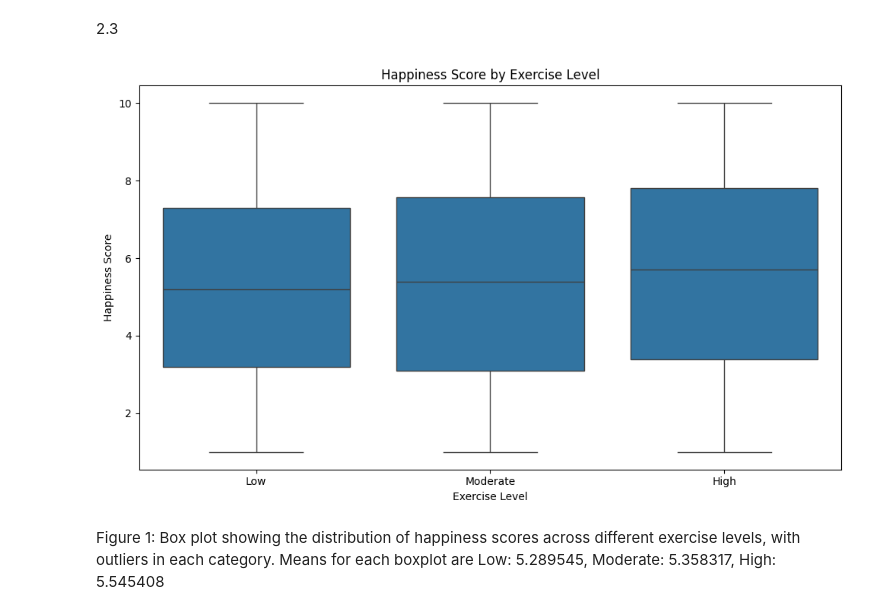
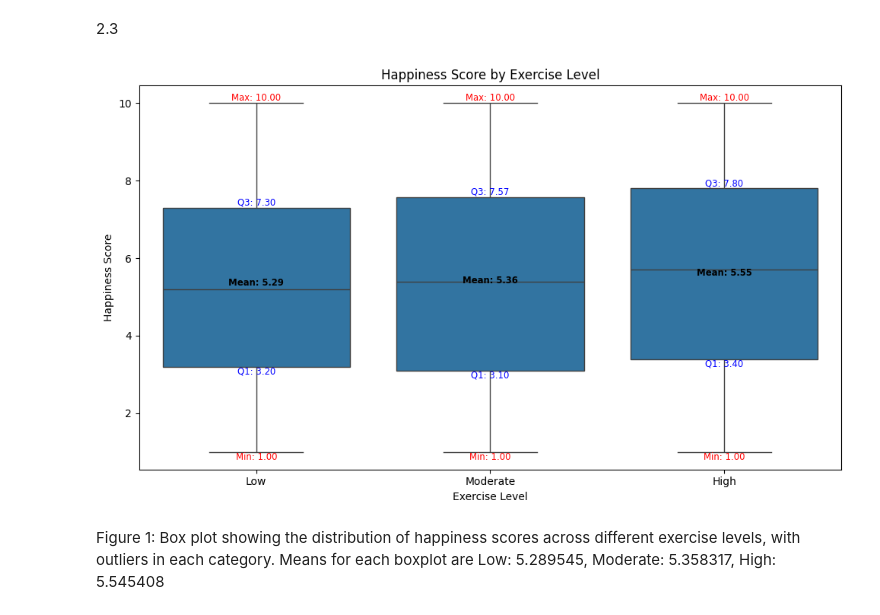
Before and after one commit to johannasam/530-I-8, a Jupyter notebook: 530_I_7_JS.ipynb, the cells around one changed output. Saved outputs shown, nothing was run; the diff lists cells and outputs as text; code cells hidden in the pictures.

Commit message:
Added labels for the values of Q1,Q3,Min, and Max on box plots

```diff
--- a/530_I_7_JS.ipynb
+++ b/530_I_7_JS.ipynb
@@ -159,20 +159,40 @@ display(country_table)
 | 6 | Germany | 404 | 13.47 |
 # %% [markdown]
 2.3
-# %%
-import seaborn as sns
-import matplotlib.pyplot as plt
-
-plt.figure(figsize=(10, 6))
-sns.boxplot(x='Exercise Level', y='Happiness Score', data=df)
-
-plt.title('Happiness Score by Exercise Level')
-plt.xlabel('Exercise Level')
-plt.ylabel('Happiness Score')
-plt.tight_layout()
-plt.show()
-# %% [output]
-[figure, removed]
+# %%
+import seaborn as sns
+import matplotlib.pyplot as plt
+import pandas as pd
+
+plt.figure(figsize=(10, 6))
+ax = sns.boxplot(x='Exercise Level', y='Happiness Score', data=mental_health_lifestyle_data)
+
+stats = mental_health_lifestyle_data.groupby('Exercise Level')['Happiness Score'].describe()
+
+mean_happiness = mental_health_lifestyle_data.groupby('Exercise Level')['Happiness Score'].mean().reindex(['Low', 'Moderate', 'High'])
+for i, level in enumerate(['Low', 'Moderate', 'High']):
+
+    plt.text(i, mean_happiness[level], f'Mean: {mean_happiness[level]:.2f}',
+             horizontalalignment='center', size='small', color='black', weight='semibold')
+
+    q1 = stats.loc[level, '25%']
+    q3 = stats.loc[level, '75%']
+    minimum = stats.loc[level, 'min']
+    maximum = stats.loc[level, 'max']
+
+    plt.text(i, q1, f'Q1: {q1:.2f}', horizontalalignment='center', size='small', color='blue', va='top')
+    plt.text(i, q3, f'Q3: {q3:.2f}', horizontalalignment='center', size='small', color='blue', va='bottom')
+    plt.text(i, minimum, f'Min: {minimum:.2f}', horizontalalignment='center', size='small', color='red', va='top')
+    plt.text(i, maximum, f'Max: {maximum:.2f}', horizontalalignment='center', size='small', color='red', va='bottom')
+
+
+plt.title('Happiness Score by Exercise Level')
+plt.xlabel('Exercise Level')
+plt.ylabel('Happiness Score')
+plt.tight_layout()
+plt.show()
+# %% [output]
+[figure, added]
 # %% [markdown]
 Figure 1: Box plot showing the distribution of happiness scores across different exercise levels, with outliers in each category. Means for each boxplot are Low: 5.289545, Moderate: 5.358317, High: 5.545408
 # %%
```
Also changed, not shown: parts of 3 cells of this notebook.
